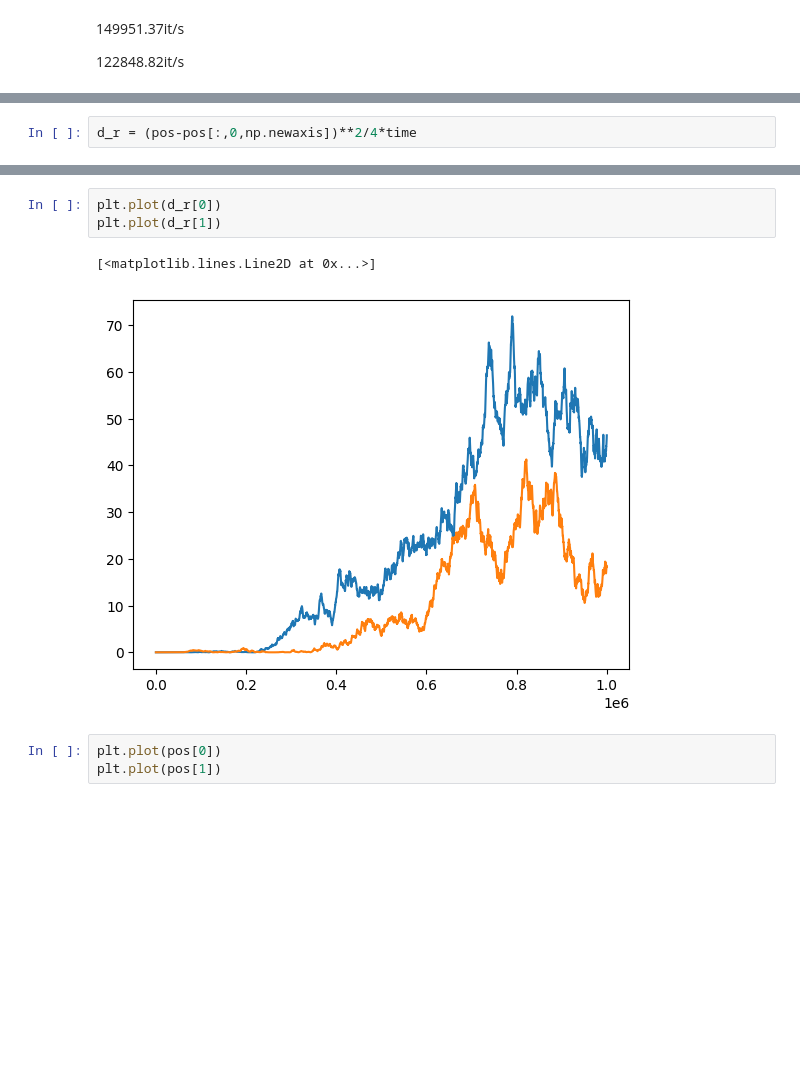
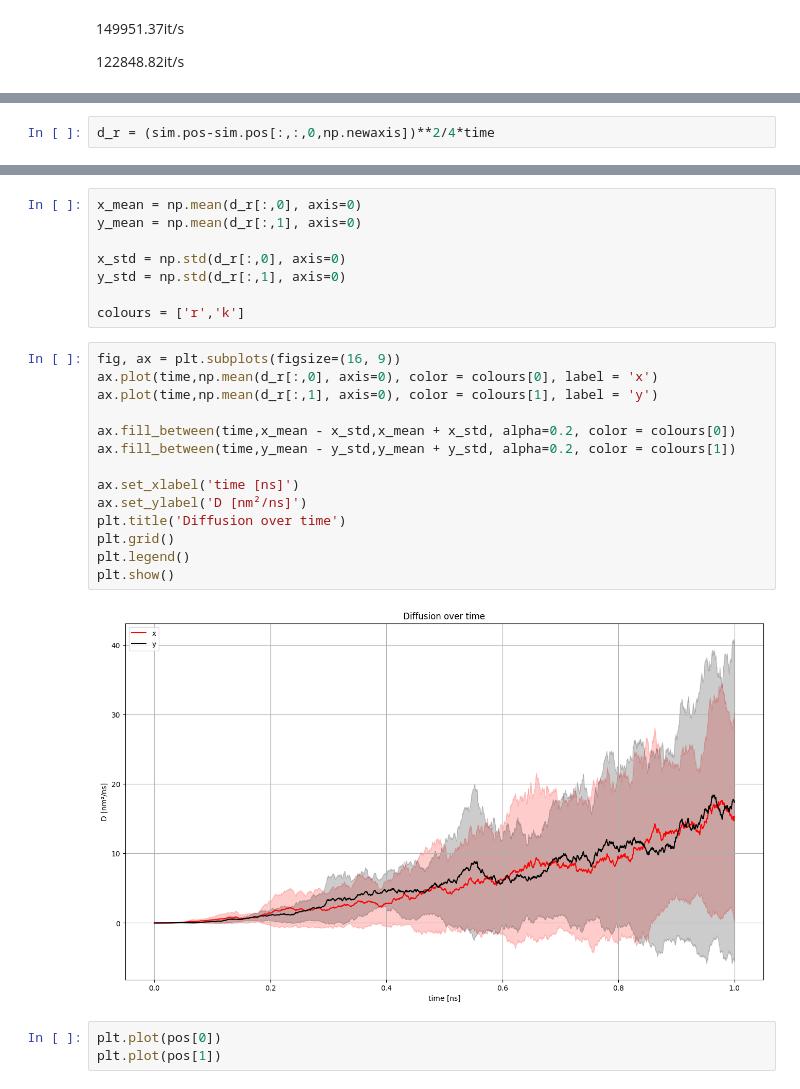
Before and after one commit to JONNeKK/ccs, a Jupyter notebook: week_10/week_10.ipynb, the cells around one changed output, grey strips where cells are left out. Cells and saved outputs as stored; diff of their text form; blank space fills up the shorter version.

```diff
--- a/week_10/week_10.ipynb
+++ b/week_10/week_10.ipynb
@@ -406,5 +343,5 @@ plt.scatter(pos[0], pos[1], c=time, cmap = cmap, )
 # %%
-d_r = (pos-pos[:,0,np.newaxis])**2/4*time
+d_r = (sim.pos-sim.pos[:,:,0,np.newaxis])**2/4*time
 # %%
 d_r
 # %% [output]
@@ -415,9 +365,27 @@ array([[0.00000000e+00, 6.68566929e-14, 5.35656399e-13, ...,
-# %%
-plt.plot(d_r[0])
-plt.plot(d_r[1])
-# %% [output]
-[<matplotlib.lines.Line2D at 0x...>]
-[figure, removed]
+# %%
+x_mean = np.mean(d_r[:,0], axis=0)
+y_mean = np.mean(d_r[:,1], axis=0)
+
+x_std = np.std(d_r[:,0], axis=0)
+y_std = np.std(d_r[:,1], axis=0)
+
+colours = ['r','k']
+# %%
+fig, ax = plt.subplots(figsize=(16, 9))
+ax.plot(time,np.mean(d_r[:,0], axis=0), color = colours[0], label = 'x')
+ax.plot(time,np.mean(d_r[:,1], axis=0), color = colours[1], label = 'y')
+
+ax.fill_between(time,x_mean - x_std,x_mean + x_std, alpha=0.2, color = colours[0])
+ax.fill_between(time,y_mean - y_std,y_mean + y_std, alpha=0.2, color = colours[1])
+
+ax.set_xlabel('time [ns]')
+ax.set_ylabel('D [nm²/ns]')
+plt.title('Diffusion over time')
+plt.grid()
+plt.legend()
+plt.show()
+# %% [output]
+[figure, added]
 # %%
 plt.plot(pos[0])
 plt.plot(pos[1])
```
Also changed, not shown: parts of 30 cells of this notebook, 2 other files.
